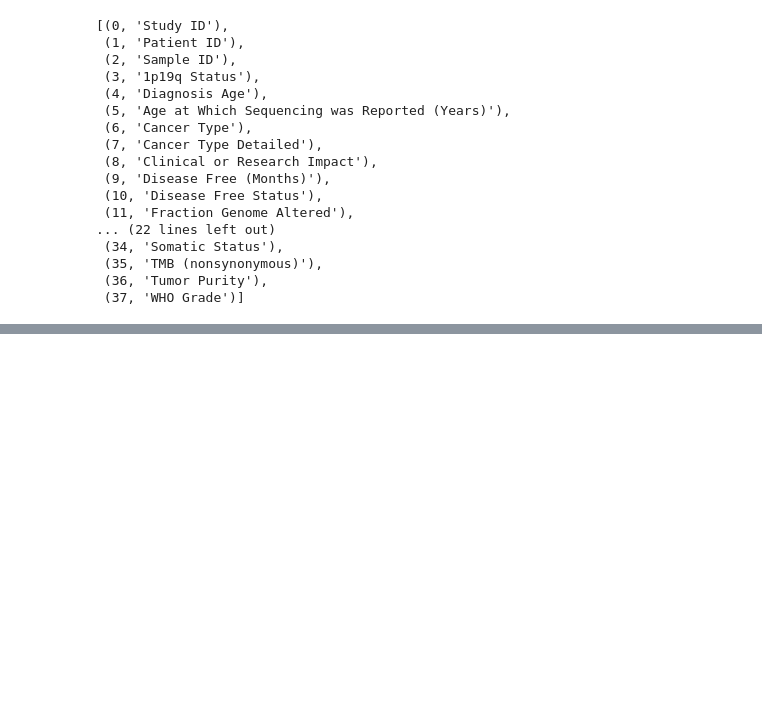
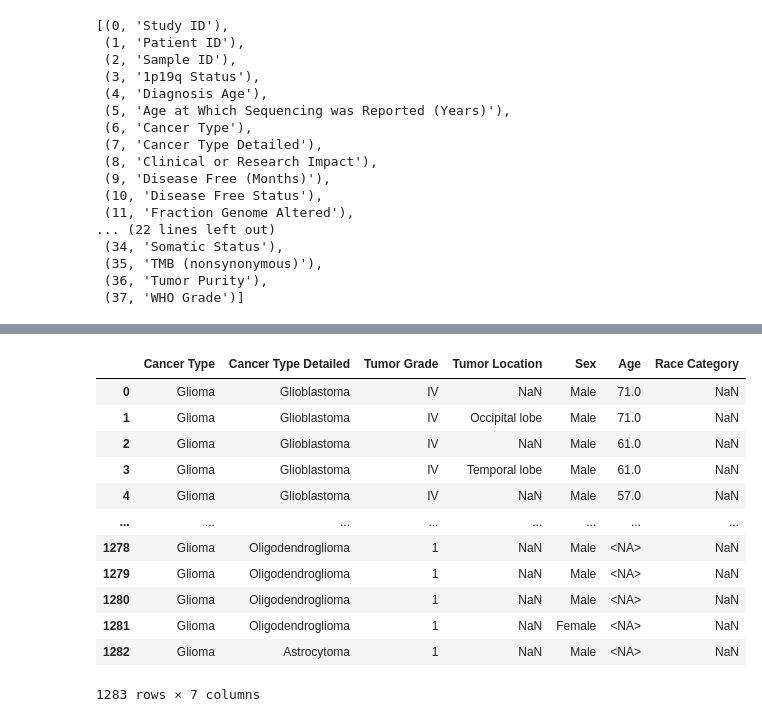
Before and after one commit to NoahNoahCS/Brain-Tumor-ID, a Jupyter notebook: notebooks_data_patients/Patient Data DF.ipynb, the cells around one changed output, grey strips where cells are left out. Drawn from its saved outputs; the diff is of its cells as text; code cells hidden in the pictures; blank space fills up the shorter version.

```diff
--- a/notebooks_data_patients/Patient Data DF.ipynb
+++ b/notebooks_data_patients/Patient Data DF.ipynb
@@ -186,0 +220,9 @@ df_3.head()
+# %%
+# Fill the null values of the Tumor Grade feature
+df_3['Tumor Grade'].fillna(1, inplace=True)
+
+# Change the data type of the Tumor Grade feature to integer
+df_3['Tumor Grade'] = df_3['Tumor Grade'].astype(int)
+
+# Check to see if the changes were successful
+df_3['Tumor Grade'].unique()
@@ -186,0 +237,4 @@ df_3.head()
+# %%
+# Change data type of Tumor Grade feature to integer
+
+df_3['Tumor Grade'] = df_3['Tumor Grade'].astype(int)
@@ -186,0 +243,5 @@ df_3.head()
+# %%
+# Change data type of Age feature to integer
+
+df_3['Age'] = df_3['Age'].astype(pd.Int64Dtype())
+df_3['Age'].unique()
@@ -186,0 +265,4 @@ df_3.head()
+# %%
+# Add an empty 'Race Category' feature to main_df
+main_df['Race Category'] = np.nan
+main_df['Race Category']
@@ -186,0 +282,18 @@ df_3.head()
+# %%
+# Concatnate the third data frame to the main data frame
+main_df = pd.concat([main_df, df_3], ignore_index=True)
+main_df
+# %% [output]
+|  | Cancer Type | Cancer Type Detailed | Tumor Grade | Tumor Location | Sex | Age | Race Category |
+| 0 | Glioma | Glioblastoma | IV | NaN | Male | 71.0 | NaN |
+| 1 | Glioma | Glioblastoma | IV | Occipital lobe | Male | 71.0 | NaN |
+| 2 | Glioma | Glioblastoma | IV | NaN | Male | 61.0 | NaN |
+| 3 | Glioma | Glioblastoma | IV | Temporal lobe | Male | 61.0 | NaN |
+| 4 | Glioma | Glioblastoma | IV | NaN | Male | 57.0 | NaN |
+| ... | ... | ... | ... | ... | ... | ... | ... |
+| 1278 | Glioma | Oligodendroglioma | 1 | NaN | Male | <NA> | NaN |
+| 1279 | Glioma | Oligodendroglioma | 1 | NaN | Male | <NA> | NaN |
+| 1280 | Glioma | Oligodendroglioma | 1 | NaN | Male | <NA> | NaN |
+| 1281 | Glioma | Oligodendroglioma | 1 | NaN | Female | <NA> | NaN |
+| 1282 | Glioma | Astrocytoma | 1 | NaN | Male | <NA> | NaN |
+1283 rows × 7 columns
```
Also changed, not shown: parts of 22 cells of this notebook, 3 other files.
